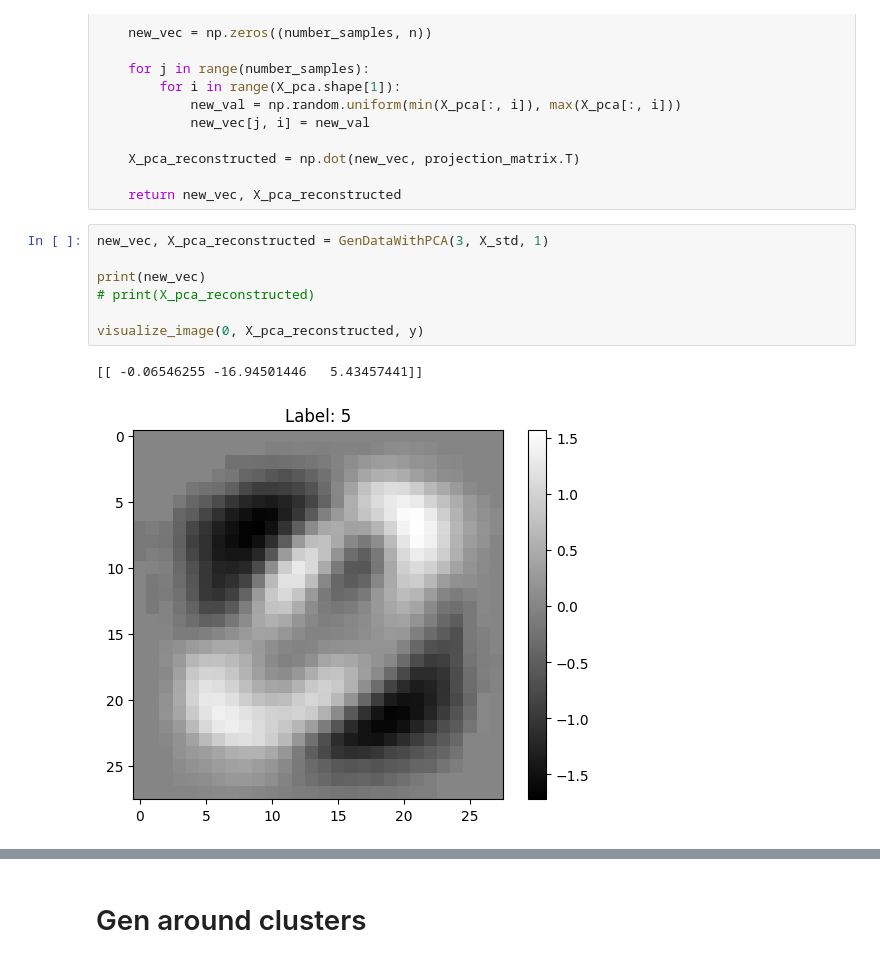
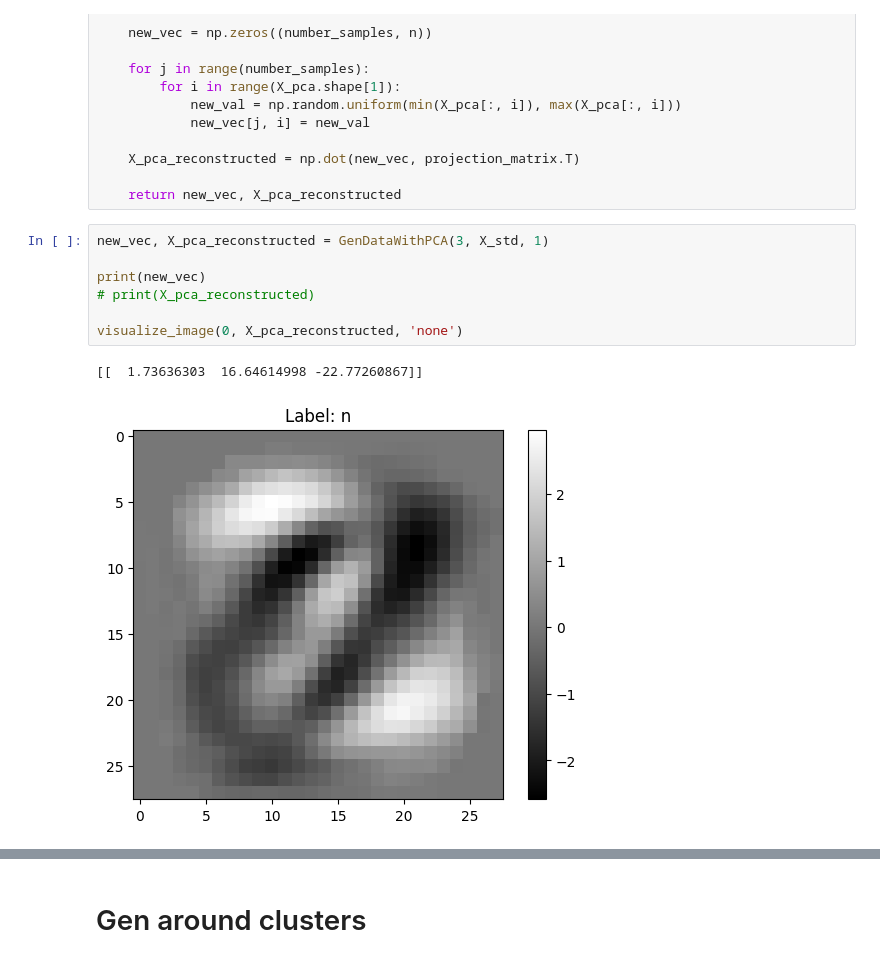
Before and after one commit to charlesgit670/__ProjetEcole__UnsupervisedLearning, a Jupyter notebook: src/PCA.ipynb, the cells around one changed output, grey strips where cells are left out. Drawn from its saved outputs; the diff is of its cells as text.

```diff
--- a/src/PCA.ipynb
+++ b/src/PCA.ipynb
@@ -226,13 +226,13 @@ def GenDataWithPCA(n, X_std, number_samples = 1,):
 # %%
 new_vec, X_pca_reconstructed = GenDataWithPCA(3, X_std, 1)
 
 print(new_vec)
 # print(X_pca_reconstructed)
 
-visualize_image(0, X_pca_reconstructed, y)
+visualize_image(0, X_pca_reconstructed, 'none')
 # %% [output]
-[[ -0.06546255 -16.94501446   5.43457441]]
+[[  1.73636303  16.64614998 -22.77260867]]
-[figure, old version]
+[figure, new version]
 # %%
 # Modify GenDataWithPCA to generate multiple samples
 def GenDataWithPCAmult(n, X_std, number_samples=1):
```
Also changed, not shown: parts of 3 cells of this notebook.
